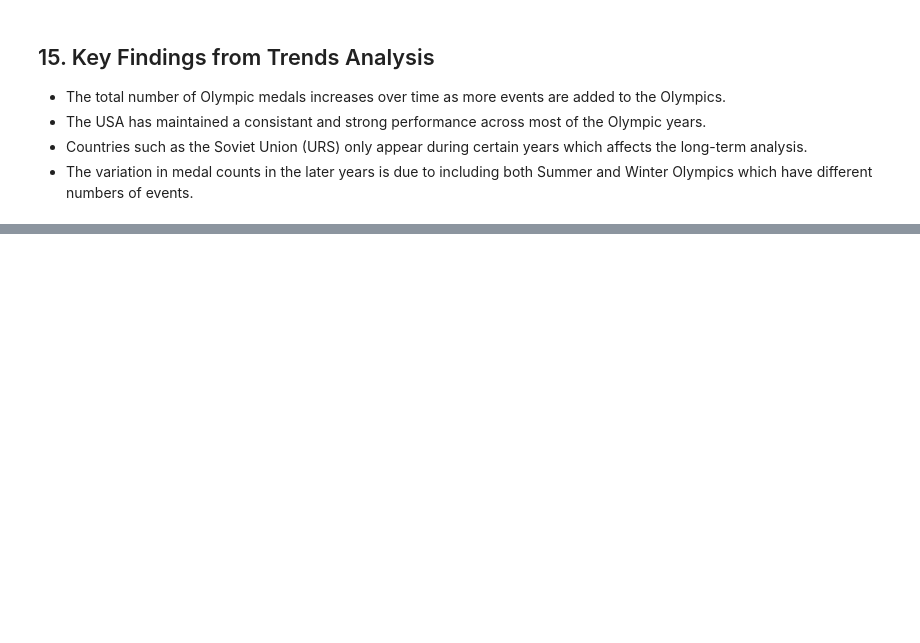
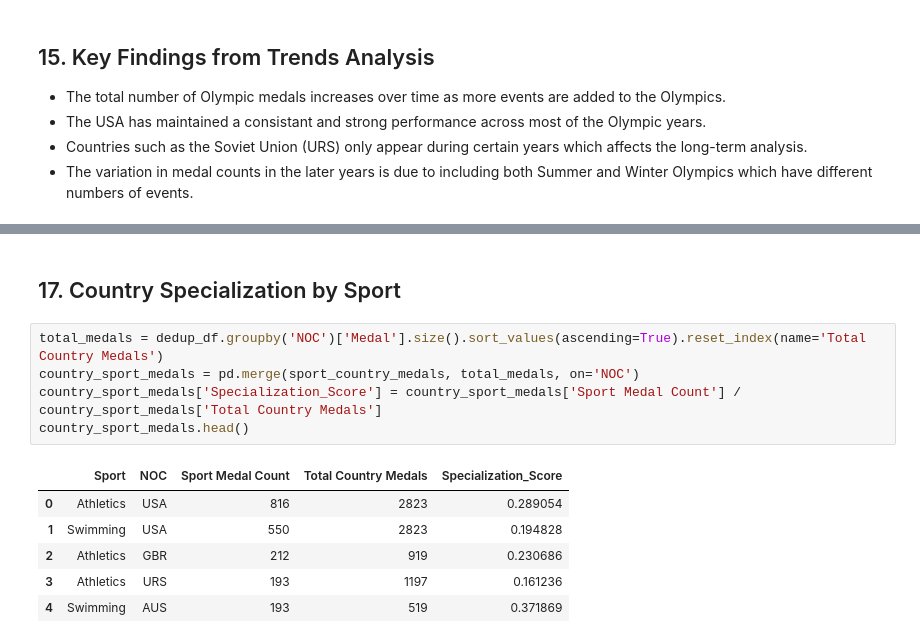
Before and after one commit to Jenushan44/olympic-performance-analyzer, a Jupyter notebook: notebooks/olympics_analysis.ipynb, the cells around one changed output, grey strips where cells are left out. Drawn from its saved outputs; the diff is of its cells as text; blank space fills up the shorter version.

```diff
--- a/notebooks/olympics_analysis.ipynb
+++ b/notebooks/olympics_analysis.ipynb
@@ -254,0 +272,14 @@ The Soviet Union (URS) only appears during part of the timeline, while the USA c
+# %% [markdown]
+## 17. Country Specialization by Sport
+# %%
+total_medals = dedup_df.groupby('NOC')['Medal'].size().sort_values(ascending=True).reset_index(name='Total Country Medals')
+country_sport_medals = pd.merge(sport_country_medals, total_medals, on='NOC')
+country_sport_medals['Specialization_Score'] = country_sport_medals['Sport Medal Count'] / country_sport_medals['Total Country Medals']
+country_sport_medals.head()
+# %% [output]
+|  | Sport | NOC | Sport Medal Count | Total Country Medals | Specialization_Score |
+| 0 | Athletics | USA | 816 | 2823 | 0.289054 |
+| 1 | Swimming | USA | 550 | 2823 | 0.194828 |
+| 2 | Athletics | GBR | 212 | 919 | 0.230686 |
+| 3 | Athletics | URS | 193 | 1197 | 0.161236 |
+| 4 | Swimming | AUS | 193 | 519 | 0.371869 |
```
Also changed, not shown: parts of 2 cells of this notebook.
